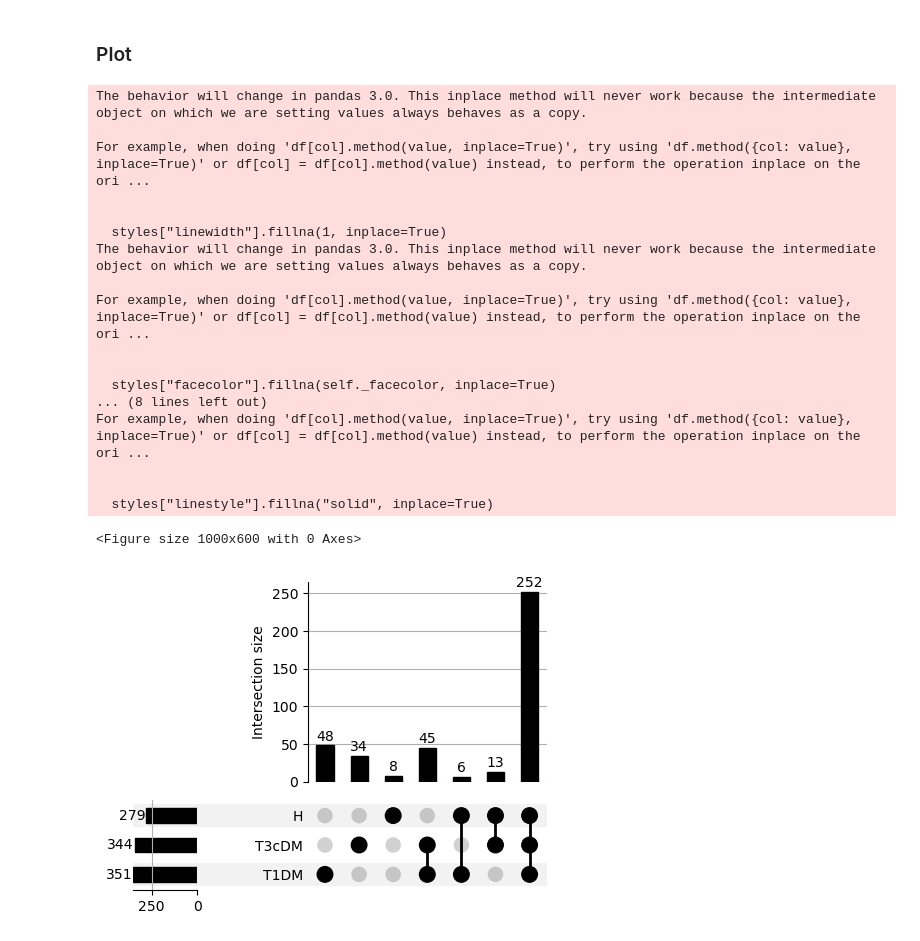
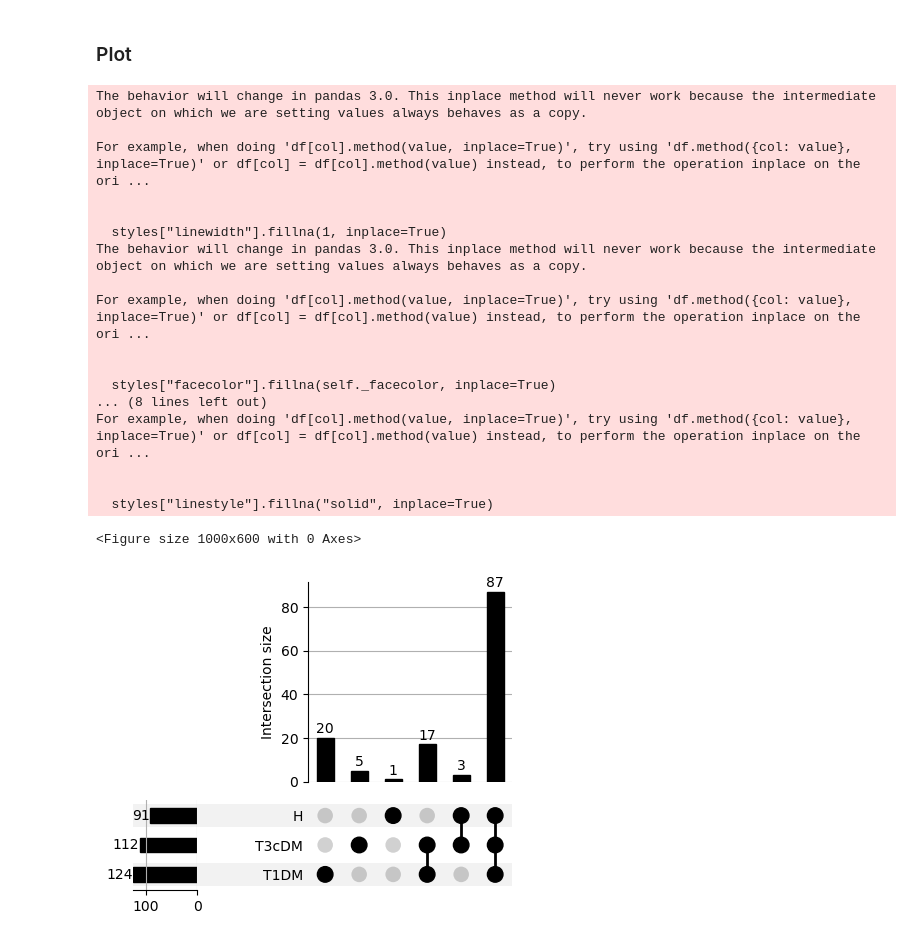
Before and after one commit to icbi-lab/diabetes_microbe, a Jupyter notebook: 02-scripts/02_upsetplot.ipynb, the cells around one changed output. Drawn from its saved outputs; the diff is of its cells as text; code cells hidden in the pictures.

```diff
--- a/02-scripts/02_upsetplot.ipynb
+++ b/02-scripts/02_upsetplot.ipynb
@@ -93,36 +117,6 @@ unique_DM = list_DM - list_PDM - list_Kontrolle
 common_PDM_DM = sorted(list(common_PDM_DM))
 unique_PDM = sorted(list(unique_PDM))
 unique_DM = sorted(list(unique_DM))
-# %%
-metadata_cols = [
-    "index",
-    "sample_information",
-    "Type",
-    "nikotin",
-    "sex",
-    "age_group",
-    "AH",
-]
-
-microbial_data = df_tax.drop(columns=metadata_cols, errors="ignore")
-microbial_data = microbial_data.loc[:, (microbial_data != 0).any(axis=0)]
-
-
-def extract_microbial_data(df, condition_label):
-    subset = df[df["sample_information"].str.startswith(condition_label)]
-    microbial_data = subset.drop(columns=metadata_cols, errors="ignore")
-    microbial_data = microbial_data.loc[:, (microbial_data != 0).any(axis=0)]
-    return microbial_data
-
-
-microbial_data_PDM = extract_microbial_data(df_tax, "PDM")
-microbial_data_DM = extract_microbial_data(df_tax, "DM")
-
-list_PDM = set(microbial_data_PDM.columns)
-list_DM = set(microbial_data_DM.columns)
-
-common_PDM_DM = list_PDM - list_DM
-common_PDM_DM = sorted(list(common_PDM_DM))
 # %%
 import matplotlib.pyplot as plt
 import pandas as pd
@@ -132,6 +126,21 @@ from upsetplot import UpSet, from_memberships
 taxa_T3cDM = set(microbial_data_PDM.columns)
 taxa_T1DM = set(microbial_data_DM.columns)
 taxa_H = set(microbial_data_Kontrolle.columns)
+
+clinical_vars = {
+    'BMI1','BMI2','BMI_diff',
+    'CA1','CA2','CA_diff',
+    'Glukose1','Glukose2','Glukose_diff',
+    'HbA1C (DCCT/NGSP)1','HbA1C (DCCT/NGSP)2','HbA1C_diff',
+    'KHK1','KHK2','KHK_diff',
+    'Pankreatektomie',
+    'age'
+}
+
+
+taxa_T3cDM.difference_update(clinical_vars)
+taxa_T1DM.difference_update(clinical_vars)
+taxa_H.difference_update(clinical_vars)
 
 
 taxa_all = taxa_T3cDM | taxa_T1DM | taxa_H
@@ -157,31 +166,31 @@ UpSet(data, subset_size="count", show_counts=True).plot()
 plt.title("")
 plt.tight_layout()
 #plt.savefig("/data/scratch/kvalem/projects/2024/diabetes_microbe/05-results/figures/upsetplot.svg", dpi=300)
 #plt.savefig("/data/scratch/kvalem/projects/2024/diabetes_microbe/05-results/figures/upsetplot.png", dpi=300)
 plt.show()
 
 
 shared_T3cDM_T1DM_only = (taxa_T3cDM & taxa_T1DM) - taxa_H
 unique_T3cDM = taxa_T3cDM - taxa_T1DM - taxa_H
 unique_T1DM = taxa_T1DM - taxa_T3cDM - taxa_H
 unique_H = taxa_H - taxa_T1DM - taxa_T3cDM
 # %% [output]
 The behavior will change in pandas 3.0. This inplace method will never work because the intermediate object on which we are setting values always behaves as a copy.
 
 For example, when doing 'df[col].method(value, inplace=True)', try using 'df.method({col: value}, inplace=True)' or df[col] = df[col].method(value) instead, to perform the operation inplace on the ori ...
 
 
   styles["linewidth"].fillna(1, inplace=True)
 The behavior will change in pandas 3.0. This inplace method will never work because the intermediate object on which we are setting values always behaves as a copy.
 
 For example, when doing 'df[col].method(value, inplace=True)', try using 'df.method({col: value}, inplace=True)' or df[col] = df[col].method(value) instead, to perform the operation inplace on the ori ...
 
 
   styles["facecolor"].fillna(self._facecolor, inplace=True)
 ... (8 lines left out)
 For example, when doing 'df[col].method(value, inplace=True)', try using 'df.method({col: value}, inplace=True)' or df[col] = df[col].method(value) instead, to perform the operation inplace on the ori ...
 
 
   styles["linestyle"].fillna("solid", inplace=True)
 <Figure size 1000x600 with 0 Axes>
-[figure, old version]
+[figure, new version]
```
Also changed, not shown: parts of 10 cells of this notebook, 2 other files.
